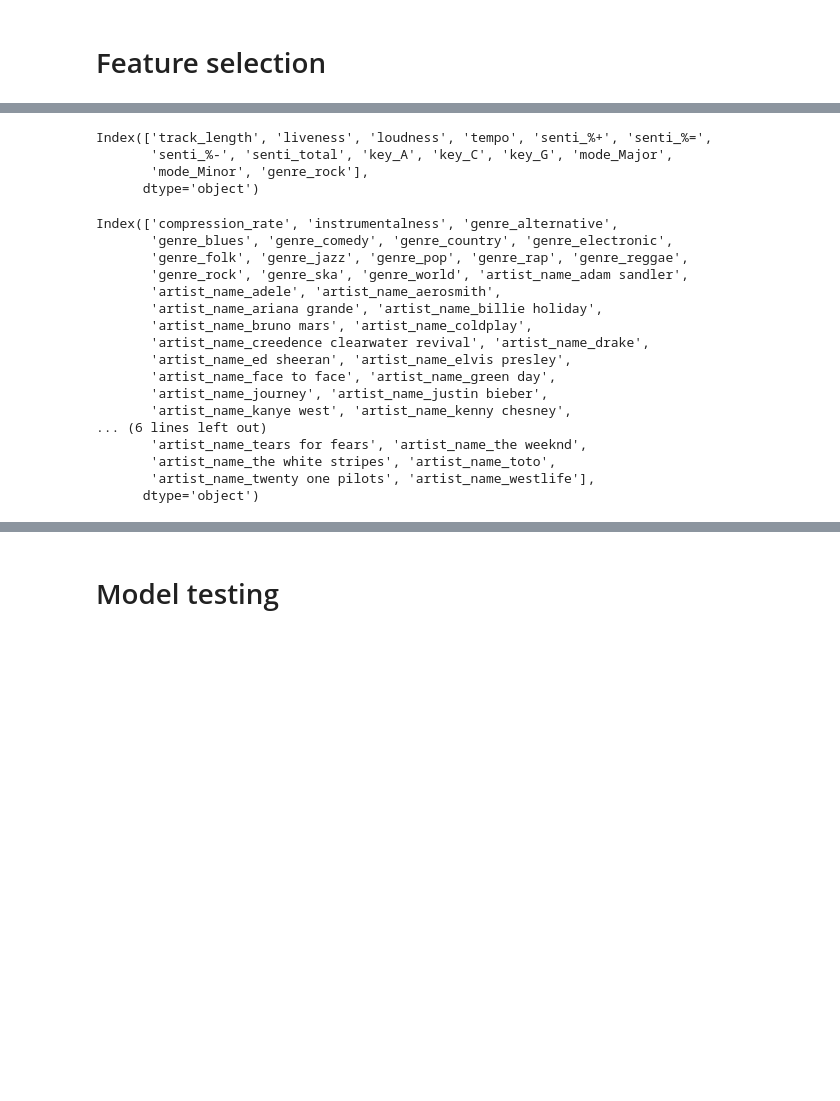
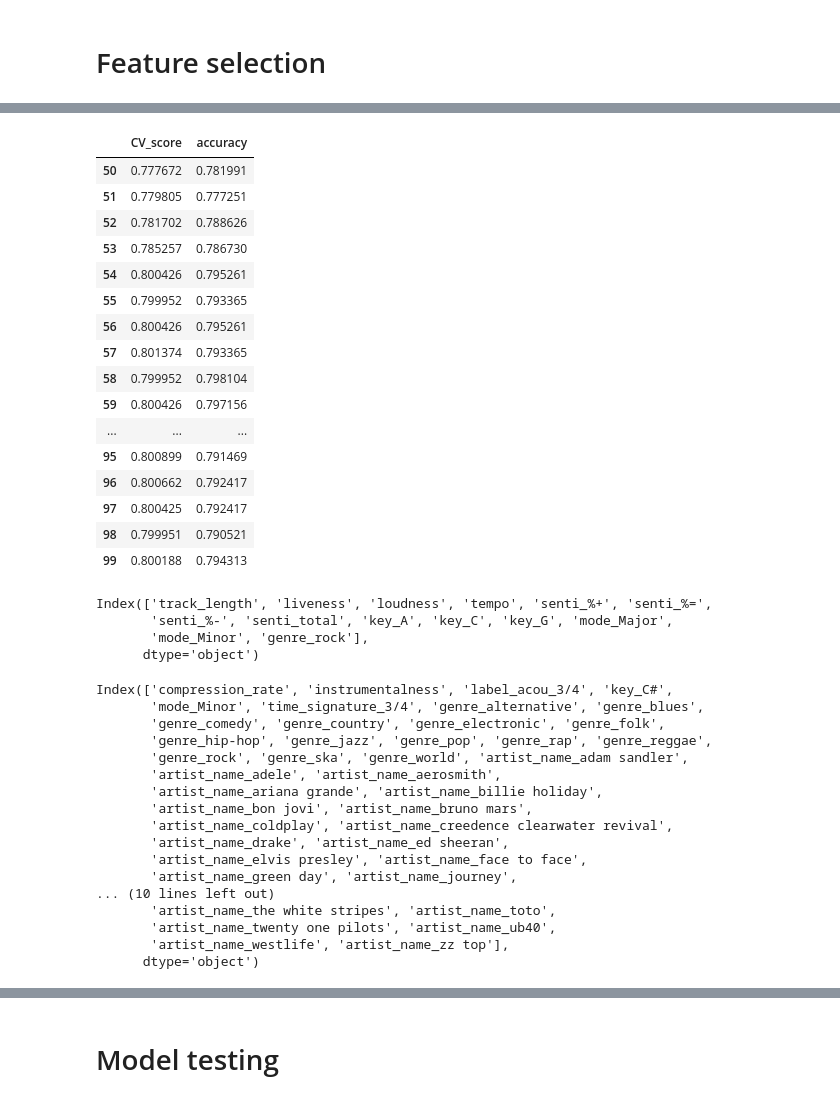
Before and after one commit to CCMM241/Machine_Learning_A3, a Jupyter notebook: Skeleton_code.ipynb, the cells around one changed output, grey strips where cells are left out. Cells and saved outputs as stored; diff of their text form; code cells hidden in the pictures; blank space fills up the shorter version.

```diff
--- a/Skeleton_code.ipynb
+++ b/Skeleton_code.ipynb
@@ -45,3 +81,23 @@ Spotify.describe()
+# %%
+N_Features[50:100]
+# %% [output]
+|  | CV_score | accuracy |
+| 50 | 0.777672 | 0.781991 |
+| 51 | 0.779805 | 0.777251 |
+| 52 | 0.781702 | 0.788626 |
+| 53 | 0.785257 | 0.786730 |
+| 54 | 0.800426 | 0.795261 |
+| 55 | 0.799952 | 0.793365 |
+| 56 | 0.800426 | 0.795261 |
+| 57 | 0.801374 | 0.793365 |
+| 58 | 0.799952 | 0.798104 |
+| 59 | 0.800426 | 0.797156 |
+| ... | ... | ... |
+| 95 | 0.800899 | 0.791469 |
+| 96 | 0.800662 | 0.792417 |
+| 97 | 0.800425 | 0.792417 |
+| 98 | 0.799951 | 0.790521 |
+| 99 | 0.800188 | 0.794313 |
 # %%
 #Split training set and testing set at 80% to 20%
 training = Spotify.sample(frac = 0.8,random_state = 1)
@@ -78,27 +134,27 @@ scaler.fit(X_train)
 X_train1 = pd.DataFrame(scaler.transform(X_train),columns=X_train.columns)
 #negative values (loudness, sentiment score) are taken out to use chi2
 
-selector = SelectKBest(chi2, k=50)
+selector = SelectKBest(chi2, k=60)
 selector.fit(X_train1,y_train)
 Chi2_features = X_train1[X_train1.columns[selector.get_support(indices=True)]].columns
 Chi2_features
 # %% [output]
-Index(['compression_rate', 'instrumentalness', 'genre_alternative',
-       'genre_blues', 'genre_comedy', 'genre_country', 'genre_electronic',
-       'genre_folk', 'genre_jazz', 'genre_pop', 'genre_rap', 'genre_reggae',
+Index(['compression_rate', 'instrumentalness', 'label_acou_3/4', 'key_C#',
+       'mode_Minor', 'time_signature_3/4', 'genre_alternative', 'genre_blues',
+       'genre_comedy', 'genre_country', 'genre_electronic', 'genre_folk',
+       'genre_hip-hop', 'genre_jazz', 'genre_pop', 'genre_rap', 'genre_reggae',
        'genre_rock', 'genre_ska', 'genre_world', 'artist_name_adam sandler',
        'artist_name_adele', 'artist_name_aerosmith',
        'artist_name_ariana grande', 'artist_name_billie holiday',
-       'artist_name_bruno mars', 'artist_name_coldplay',
-       'artist_name_creedence clearwater revival', 'artist_name_drake',
-       'artist_name_ed sheeran', 'artist_name_elvis presley',
-       'artist_name_face to face', 'artist_name_green day',
-       'artist_name_journey', 'artist_name_justin bieber',
-       'artist_name_kanye west', 'artist_name_kenny chesney',
-... (6 lines left out)
-       'artist_name_tears for fears', 'artist_name_the weeknd',
+       'artist_name_bon jovi', 'artist_name_bruno mars',
+       'artist_name_coldplay', 'artist_name_creedence clearwater revival',
+       'artist_name_drake', 'artist_name_ed sheeran',
+       'artist_name_elvis presley', 'artist_name_face to face',
+       'artist_name_green day', 'artist_name_journey',
+... (10 lines left out)
        'artist_name_the white stripes', 'artist_name_toto',
-       'artist_name_twenty one pilots', 'artist_name_westlife'],
+       'artist_name_twenty one pilots', 'artist_name_ub40',
+       'artist_name_westlife', 'artist_name_zz top'],
       dtype='object')
 # %%
 clf = RandomForestClassifier(n_estimators=1000, random_state=1)
```
Also changed, not shown: parts of 11 cells of this notebook.
